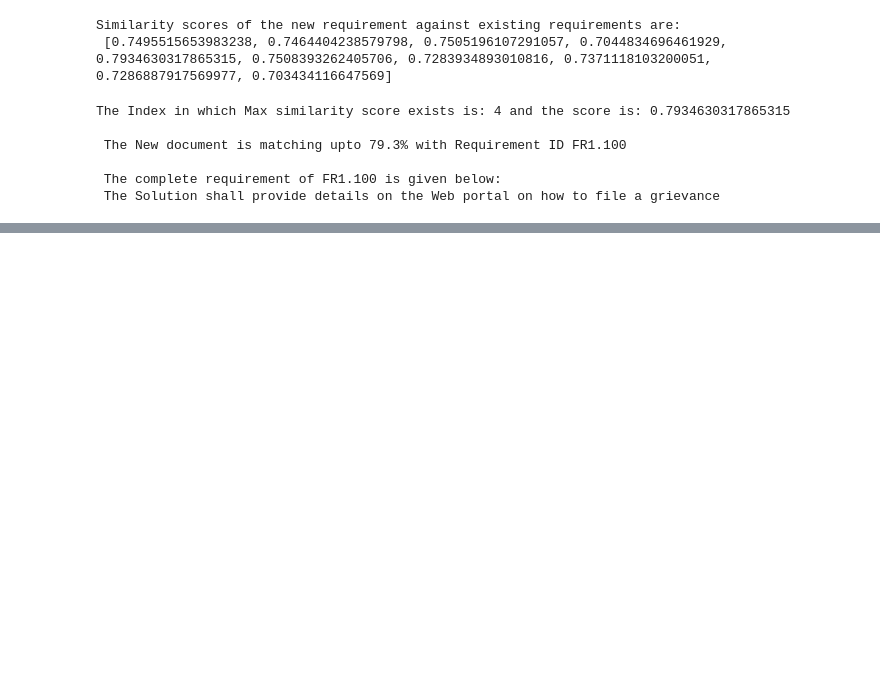
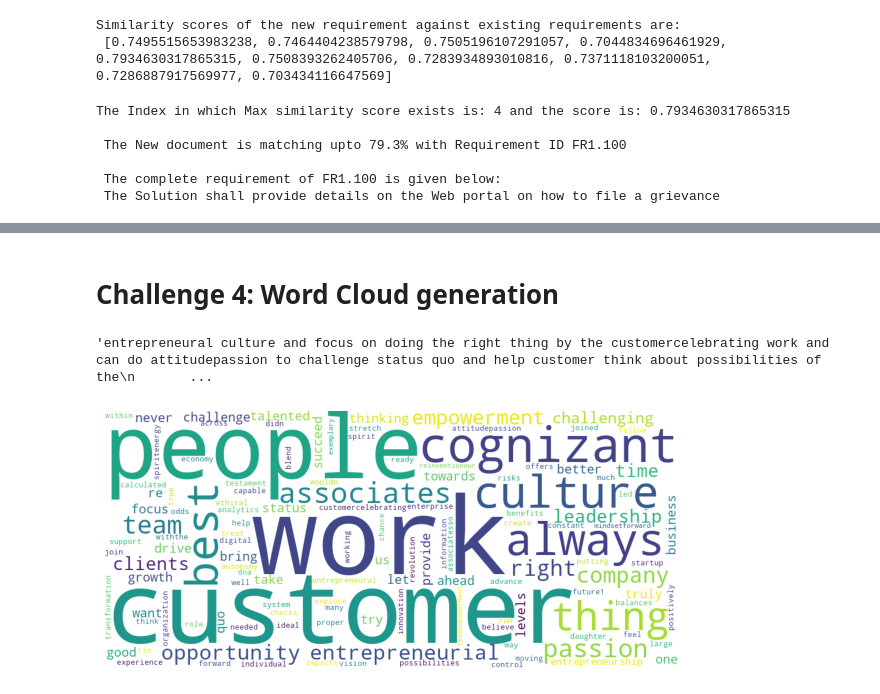
Before and after one commit to sathar01/NLP-Challenges, a Jupyter notebook: NLP Challenges.ipynb, the cells around one changed output, grey strips where cells are left out. Cells and saved outputs as stored; diff of their text form; code cells hidden in the pictures; blank space fills up the shorter version.

Commit message:
Add files via upload
4th Challenge solution added

```diff
--- a/NLP Challenges.ipynb
+++ b/NLP Challenges.ipynb
@@ -301,0 +308,2 @@ The Index in which Max similarity score exists is: 4 and the score is: 0.7934630
+# %% [markdown]
+# Challenge 4: Word Cloud generation
@@ -301,0 +317,47 @@ The Index in which Max similarity score exists is: 4 and the score is: 0.7934630
+# %%
+# Reading the html file
+soup = BeautifulSoup(open("leaderTalk.html", 'r'))
+
+# # kill all script and style elements
+# for script in soup(["script", "style"]):
+#     script.extract()    # rip it out
+
+# # get text
+# text = soup.get_text()
+
+# # break into lines and remove leading and trailing space on each
+# lines = (line.strip() for line in text.splitlines())
+# # break multi-headlines into a line each
+# chunks = (phrase.strip() for line in lines for phrase in line.split("  "))
+# # drop blank lines
+# text = '\n'.join(chunk for chunk in chunks if chunk)
+# %%
+question = 'what is your favorite thing about cognizant?'
+# %%
+comments = ''
+for summary in soup.findAll('table'):
+    for tr in summary.find_all('tr'):
+        sel_ques_flag = False
+        for td in tr.find_all('td'):
+            if sel_ques_flag:
+                comments += td.find('p').text.lower().strip()
+            if td.find('p').text.lower().strip() == question:
+                sel_ques_flag = True
+
+comments
+# %% [output]
+'entrepreneural culture and focus on doing the right thing by the customercelebrating work and can do attitudepassion to challenge status quo and help customer think about possibilities of the\n       ...
+# %%
+wordcloud = WordCloud(width = 1000, height = 450,
+                background_color ='white', stopwords=STOPWORDS, collocations = True,
+                min_font_size = 10).generate(comments)
+
+# plot the WordCloud image
+plt.figure(figsize = (8, 8), facecolor = None)
+plt.imshow(wordcloud)
+plt.axis("off")
+plt.tight_layout(pad = 0)
+
+plt.show();
+# %% [output]
+[figure, added]
```
Also changed, not shown: parts of 6 cells of this notebook.
